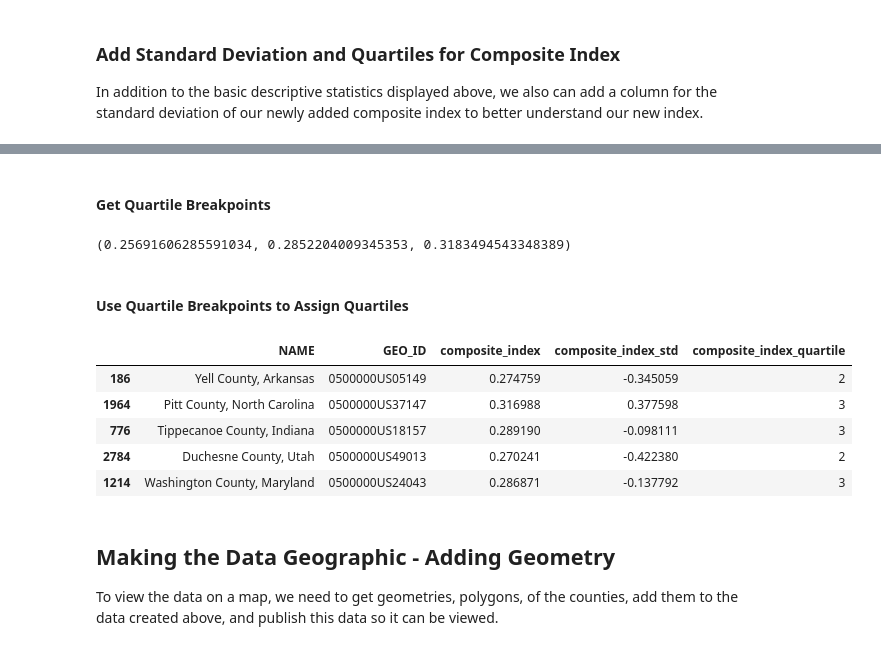
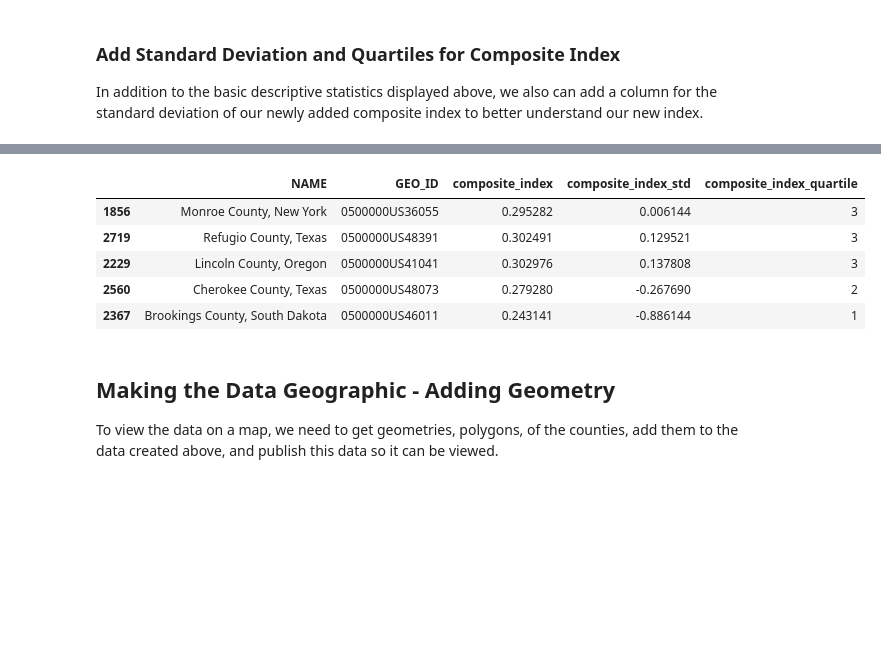
Before and after one commit to knu2xs/arcgis-economic-distress-index, a Jupyter notebook: notebooks/create-economic-distress-index-layer.ipynb, the cells around one changed output, grey strips where cells are left out. Drawn from its saved outputs; the diff is of its cells as text; code cells hidden in the pictures; blank space fills up the shorter version.

Commit message:
updated descriptive statistics

```diff
--- a/notebooks/create-economic-distress-index-layer.ipynb
+++ b/notebooks/create-economic-distress-index-layer.ipynb
@@ -550,15 +550,3 @@ df.describe()
 ### Add Standard Deviation and Quartiles for Composite Index
 
 In addition to the basic descriptive statistics displayed above, we also can add a column for the standard deviation of our newly added composite index to better understand our new index.
-# %%
-col_nm = 'composite_index'
-
-desc_df = df.describe().transpose()
-
-std = desc_df.loc[col_nm, 'std']
-mean = desc_df.loc[col_nm, 'mean']
-
-std_col = f'{col_nm}_std'
-df[std_col] = (df[col_nm] - mean) / std
-
-df[['NAME', 'GEO_ID', col_nm, std_col]].sample(5)
@@ -572,33 +553,33 @@ df[['NAME', 'GEO_ID', col_nm, std_col]].sample(5)
-# %% [markdown]
-#### Get Quartile Breakpoints
-# %%
-q25_val = desc_df.loc[col_nm, '25%']
-q50_val = desc_df.loc[col_nm, '50%']
-q75_val = desc_df.loc[col_nm, '75%']
-
-q25_val, q50_val, q75_val
-# %% [output]
-(0.25691606285591034, 0.2852204009345353, 0.3183494543348389)
-# %% [markdown]
-#### Use Quartile Breakpoints to Assign Quartiles
 # %%
+col_nm = 'composite_index'
+
+# create name for the columns to be added for standard deviation and quartile columns
+std_col = f'{col_nm}_std'
 quartile_col = f'{col_nm}_quartile'
 
-df.loc[df[col_nm] <= q25_val, quartile_col] = 1
-df.loc[(df[col_nm] > q25_val) & (df[col_nm] <= q50_val), quartile_col] = 2
-df.loc[(df[col_nm] > q50_val) & (df[col_nm] <= q75_val), quartile_col] = 3
-df.loc[df[col_nm] > q75_val, quartile_col] = 4
+# use describe to get descriptive statistics to use for the column
+desc = df[col_nm].describe()
 
+# assign the standard deviation for each of the literal values
+df[std_col] = (df[col_nm] - desc['mean']) / desc['std']
+
+# assign the relevant quartile to each of the columns
+df.loc[df[col_nm] <= desc['25%'], quartile_col] = 1
+df.loc[(df[col_nm] > desc['25%']) & (df[col_nm] <= desc['50%']), quartile_col] = 2
+df.loc[(df[col_nm] > desc['50%']) & (df[col_nm] <= desc['75%']), quartile_col] = 3
+df.loc[df[col_nm] > desc['75%'], quartile_col] = 4
+
+# cast to integer
 df[quartile_col] = df[quartile_col].astype('int64')
 
 df[['NAME', 'GEO_ID', col_nm, std_col, quartile_col]].sample(5)
 # %% [output]
 |  | NAME | GEO_ID | composite_index | composite_index_std | composite_index_quartile |
-| 186 | Yell County, Arkansas | 0500000US05149 | 0.274759 | -0.345059 | 2 |
-| 1964 | Pitt County, North Carolina | 0500000US37147 | 0.316988 | 0.377598 | 3 |
-| 776 | Tippecanoe County, Indiana | 0500000US18157 | 0.289190 | -0.098111 | 3 |
-| 2784 | Duchesne County, Utah | 0500000US49013 | 0.270241 | -0.422380 | 2 |
-| 1214 | Washington County, Maryland | 0500000US24043 | 0.286871 | -0.137792 | 3 |
+| 1856 | Monroe County, New York | 0500000US36055 | 0.295282 | 0.006144 | 3 |
+| 2719 | Refugio County, Texas | 0500000US48391 | 0.302491 | 0.129521 | 3 |
+| 2229 | Lincoln County, Oregon | 0500000US41041 | 0.302976 | 0.137808 | 3 |
+| 2560 | Cherokee County, Texas | 0500000US48073 | 0.279280 | -0.267690 | 2 |
+| 2367 | Brookings County, South Dakota | 0500000US46011 | 0.243141 | -0.886144 | 1 |
 # %% [markdown]
 ## Making the Data Geographic - Adding Geometry
 
```
Also changed, not shown: parts of 1 cell of this notebook.
